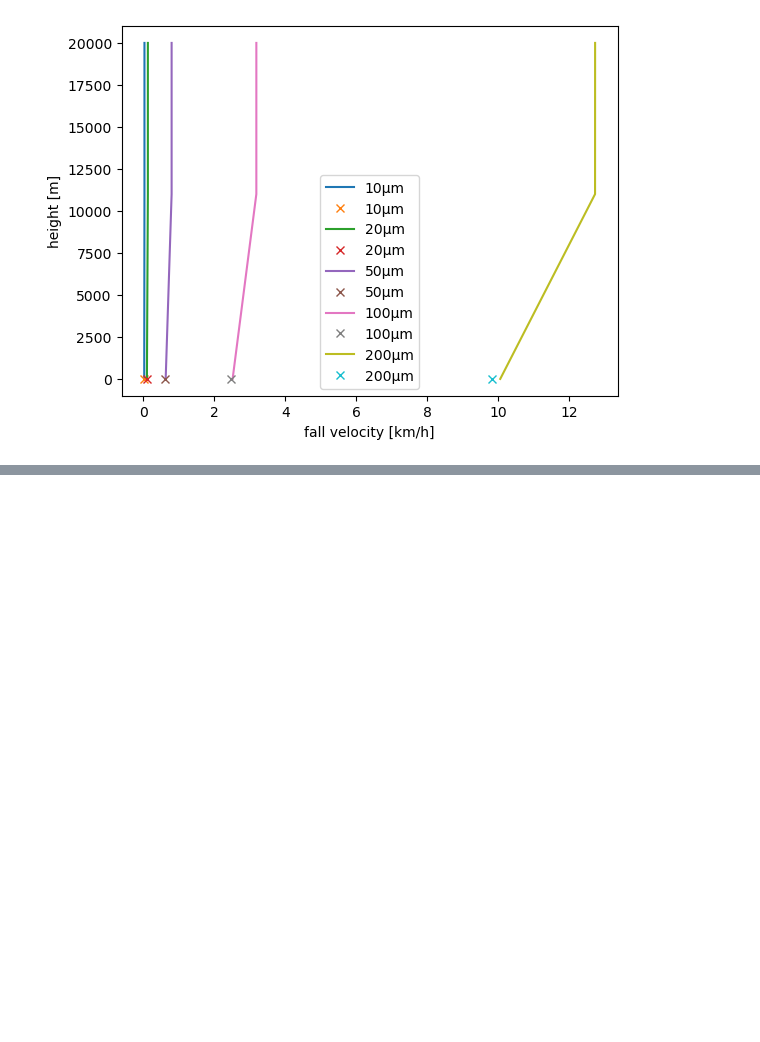
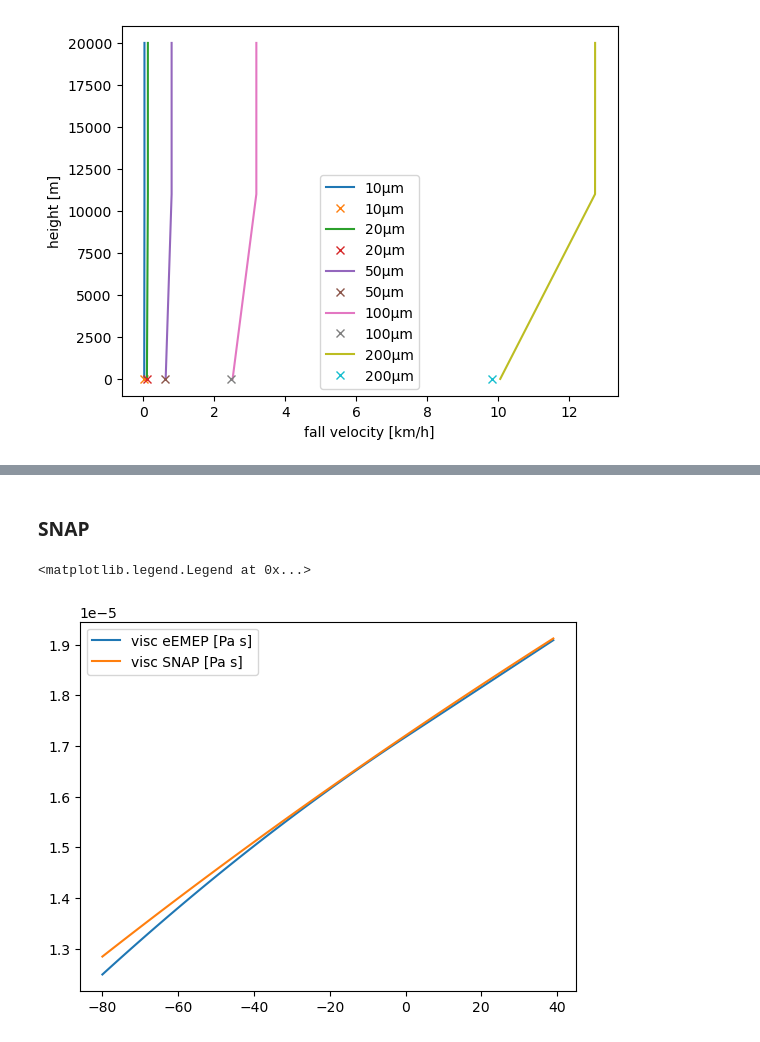
Before and after one commit to metno/snap, a Jupyter notebook: src/processes/grav_settling.ipynb, the cells around one changed output, grey strips where cells are left out. Cells and saved outputs as stored; diff of their text form; code cells hidden in the pictures; blank space fills up the shorter version.

Commit message:
plotting viscosity formulations

```diff
--- a/src/processes/grav_settling.ipynb
+++ b/src/processes/grav_settling.ipynb
@@ -166,0 +172,33 @@ ax.set(xlabel='fall velocity [km/h]', ylabel="height [m]")
+# %%
+def visc_eemep(t):
+    """dynamic viscosity in poise after Pruppacher-Klett
+    Microphysics of Clounds and Precipitaiton, eq. 10-141a/b
+
+    :param t: temperature [°C]
+    :return: viscosity in [Pa s = 10 poise]
+    """
+
+    if t >= 0:
+        vis = (1.718 + 0.0049*t)*1e-5 # [Pa s]
+    else:
+        vis = (1.718 + 0.0049*t - 1.2e-05*(t**2))*1e-5 # [Pa s]
+
+    return vis
+# %% [markdown]
+### SNAP
+# %%
+def visc_snap(t):
+    t_K = t+273.15
+    visc = 1.72e-4*(393.0/(t_K+120.0))*(t_K/273.0)**1.5 # poise
+    return visc/10 # Pa s
+
+temps = np.arange(-80,40,1)
+ny_eemep = [visc_eemep(t) for t in temps]
+plt.plot(temps, ny_eemep, label="visc eEMEP [Pa s]")
+temps = np.arange(-80,40,1)
+ny = [visc_snap(t) for t in temps]
+plt.plot(temps, ny, label="visc SNAP [Pa s]")
+plt.legend()
+# %% [output]
+<matplotlib.legend.Legend at 0x...>
+[figure, added]
```
Also changed, not shown: parts of 3 cells of this notebook.
